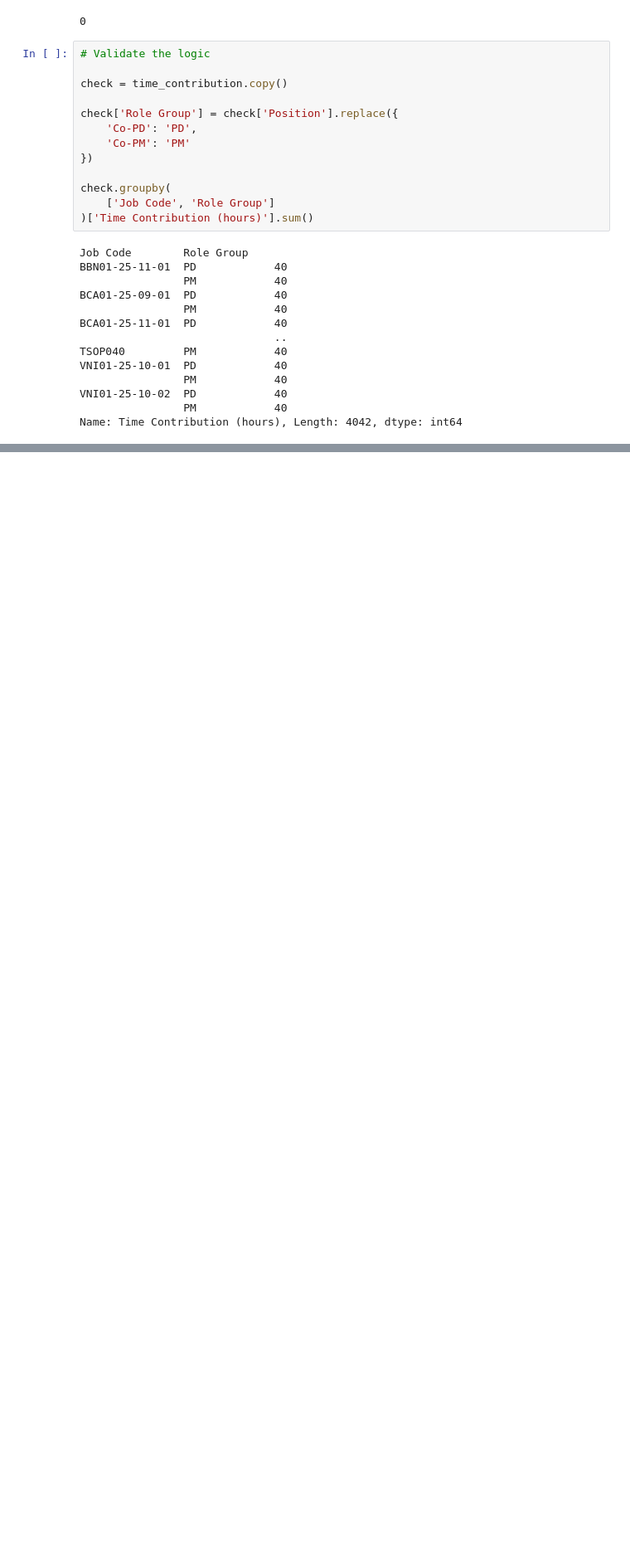
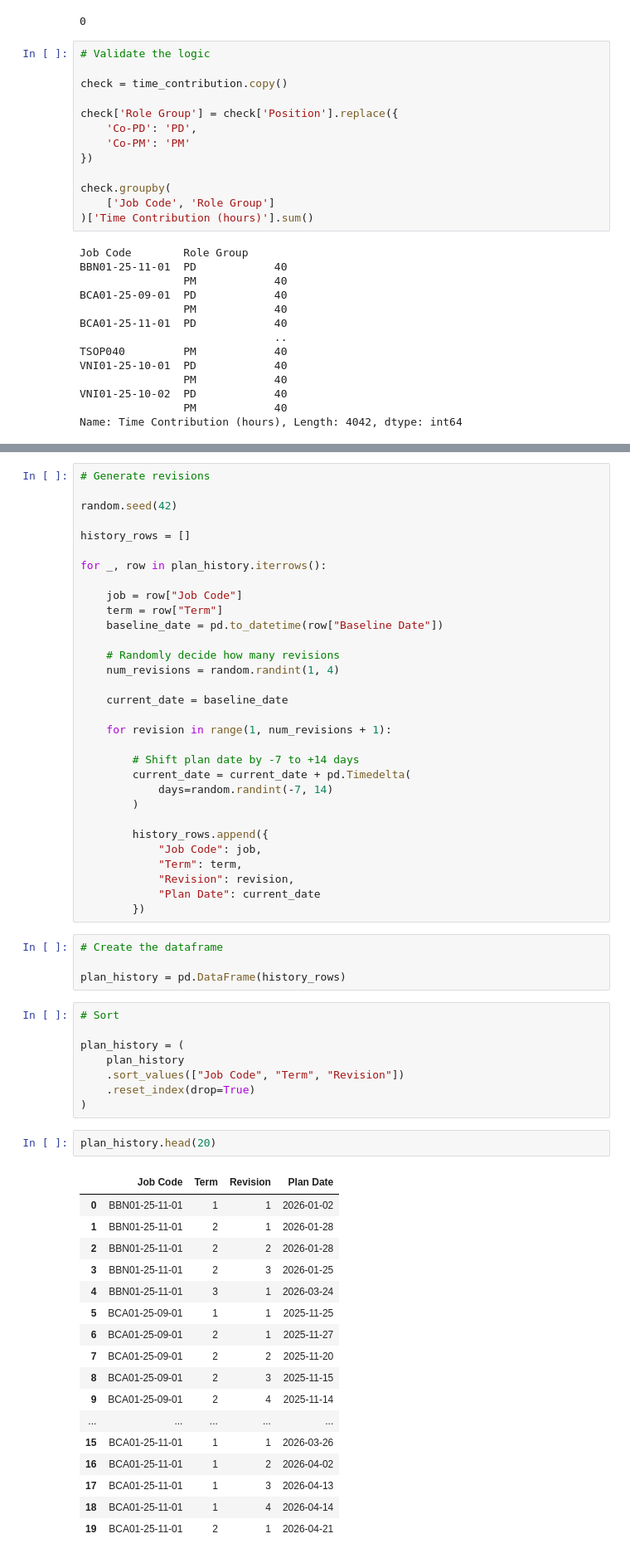
Before and after one commit to achattra/intern-vp-2026, a Jupyter notebook: Normalizing.ipynb, the cells around one changed output, grey strips where cells are left out. Shown at 83% size. Saved outputs shown, nothing was run; the diff lists cells and outputs as text; blank space fills up the shorter version.

```diff
--- a/Normalizing.ipynb
+++ b/Normalizing.ipynb
@@ -504,0 +870,63 @@ Name: Time Contribution (hours), Length: 4042, dtype: int64
+# %%
+# Generate revisions
+
+random.seed(42)
+
+history_rows = []
+
+for _, row in plan_history.iterrows():
+
+    job = row["Job Code"]
+    term = row["Term"]
+    baseline_date = pd.to_datetime(row["Baseline Date"])
+
+    # Randomly decide how many revisions
+    num_revisions = random.randint(1, 4)
+
+    current_date = baseline_date
+
+    for revision in range(1, num_revisions + 1):
+
+        # Shift plan date by -7 to +14 days
+        current_date = current_date + pd.Timedelta(
+            days=random.randint(-7, 14)
+        )
+
+        history_rows.append({
+            "Job Code": job,
+            "Term": term,
+            "Revision": revision,
+            "Plan Date": current_date
+        })
+# %%
+# Create the dataframe
+
+plan_history = pd.DataFrame(history_rows)
+# %%
+# Sort
+
+plan_history = (
+    plan_history
+    .sort_values(["Job Code", "Term", "Revision"])
+    .reset_index(drop=True)
+)
+# %%
+plan_history.head(20)
+# %% [output]
+|  | Job Code | Term | Revision | Plan Date |
+| 0 | BBN01-25-11-01 | 1 | 1 | 2026-01-02 |
+| 1 | BBN01-25-11-01 | 2 | 1 | 2026-01-28 |
+| 2 | BBN01-25-11-01 | 2 | 2 | 2026-01-28 |
+| 3 | BBN01-25-11-01 | 2 | 3 | 2026-01-25 |
+| 4 | BBN01-25-11-01 | 3 | 1 | 2026-03-24 |
+| 5 | BCA01-25-09-01 | 1 | 1 | 2025-11-25 |
+| 6 | BCA01-25-09-01 | 2 | 1 | 2025-11-27 |
+| 7 | BCA01-25-09-01 | 2 | 2 | 2025-11-20 |
+| 8 | BCA01-25-09-01 | 2 | 3 | 2025-11-15 |
+| 9 | BCA01-25-09-01 | 2 | 4 | 2025-11-14 |
+| ... | ... | ... | ... | ... |
+| 15 | BCA01-25-11-01 | 1 | 1 | 2026-03-26 |
+| 16 | BCA01-25-11-01 | 1 | 2 | 2026-04-02 |
+| 17 | BCA01-25-11-01 | 1 | 3 | 2026-04-13 |
+| 18 | BCA01-25-11-01 | 1 | 4 | 2026-04-14 |
+| 19 | BCA01-25-11-01 | 2 | 1 | 2026-04-21 |
```
Also changed, not shown: parts of 38 cells of this notebook.
